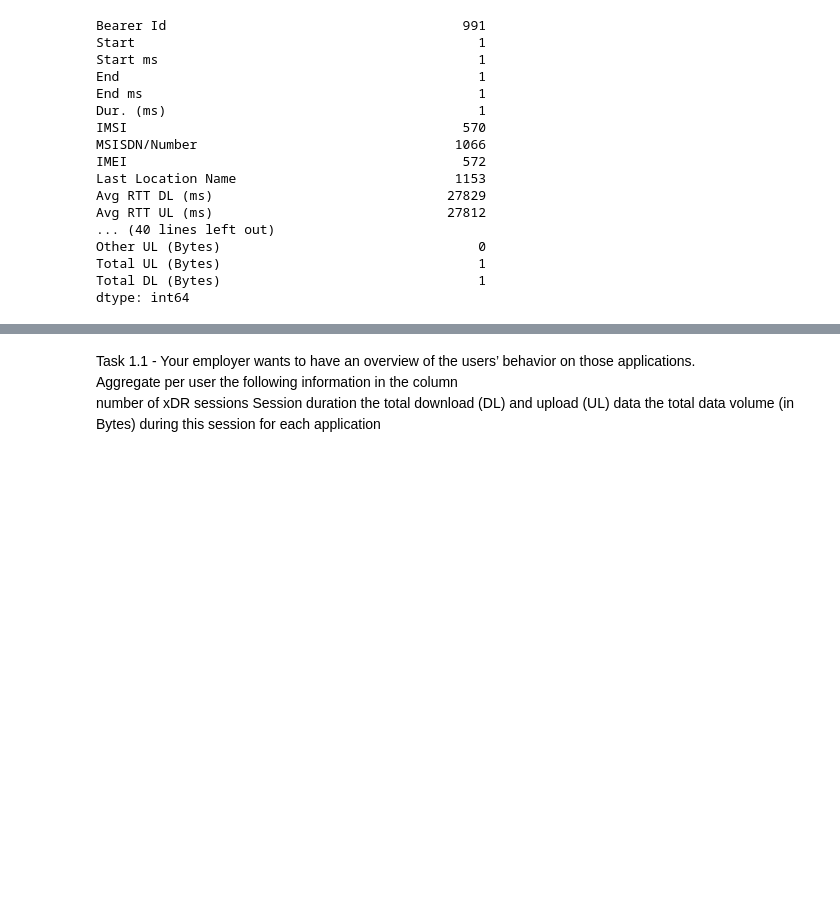
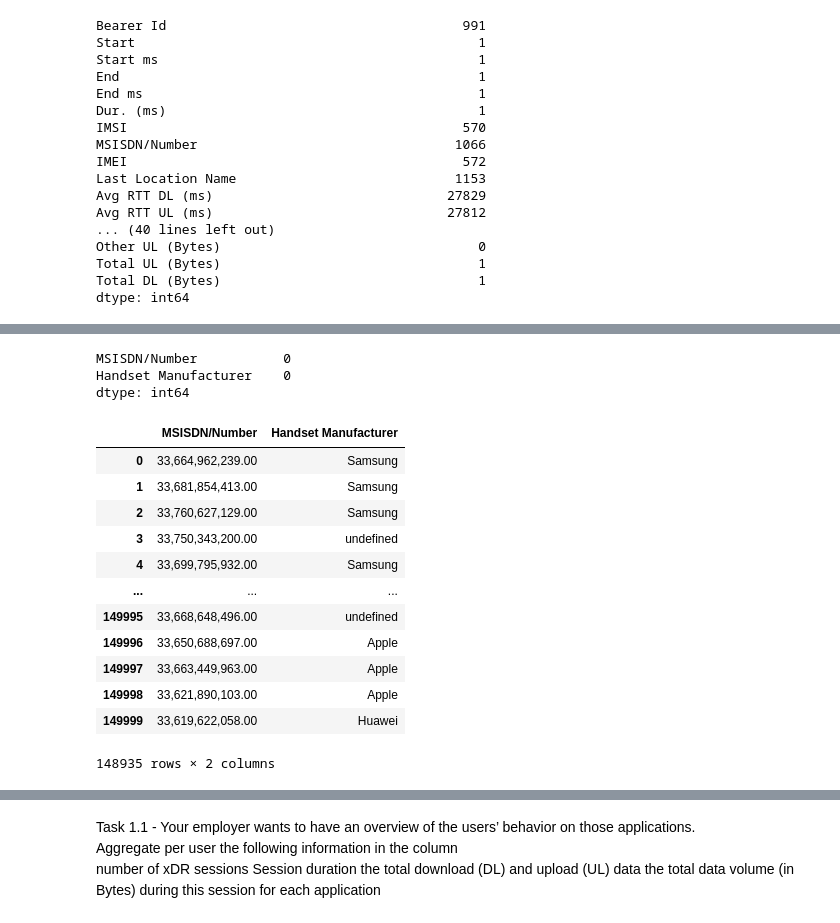
Before and after one commit to niyotham/EDA_Telecom_Industry, a Jupyter notebook: notebooks/EDA.ipynb, the cells around one changed output, grey strips where cells are left out. Cells and saved outputs as stored; diff of their text form; code cells hidden in the pictures; blank space fills up the shorter version.

```diff
--- a/notebooks/EDA.ipynb
+++ b/notebooks/EDA.ipynb
@@ -156,0 +198,22 @@ dtype: int64
+# %%
+df_man.isnull().sum()
+# %% [output]
+MSISDN/Number           0
+Handset Manufacturer    0
+dtype: int64
+# %%
+df_man
+# %% [output]
+|  | MSISDN/Number | Handset Manufacturer |
+| 0 | 33,664,962,239.00 | Samsung |
+| 1 | 33,681,854,413.00 | Samsung |
+| 2 | 33,760,627,129.00 | Samsung |
+| 3 | 33,750,343,200.00 | undefined |
+| 4 | 33,699,795,932.00 | Samsung |
+| ... | ... | ... |
+| 149995 | 33,668,648,496.00 | undefined |
+| 149996 | 33,650,688,697.00 | Apple |
+| 149997 | 33,663,449,963.00 | Apple |
+| 149998 | 33,621,890,103.00 | Apple |
+| 149999 | 33,619,622,058.00 | Huawei |
+148935 rows × 2 columns
```
Also changed, not shown: parts of 4 cells of this notebook.
